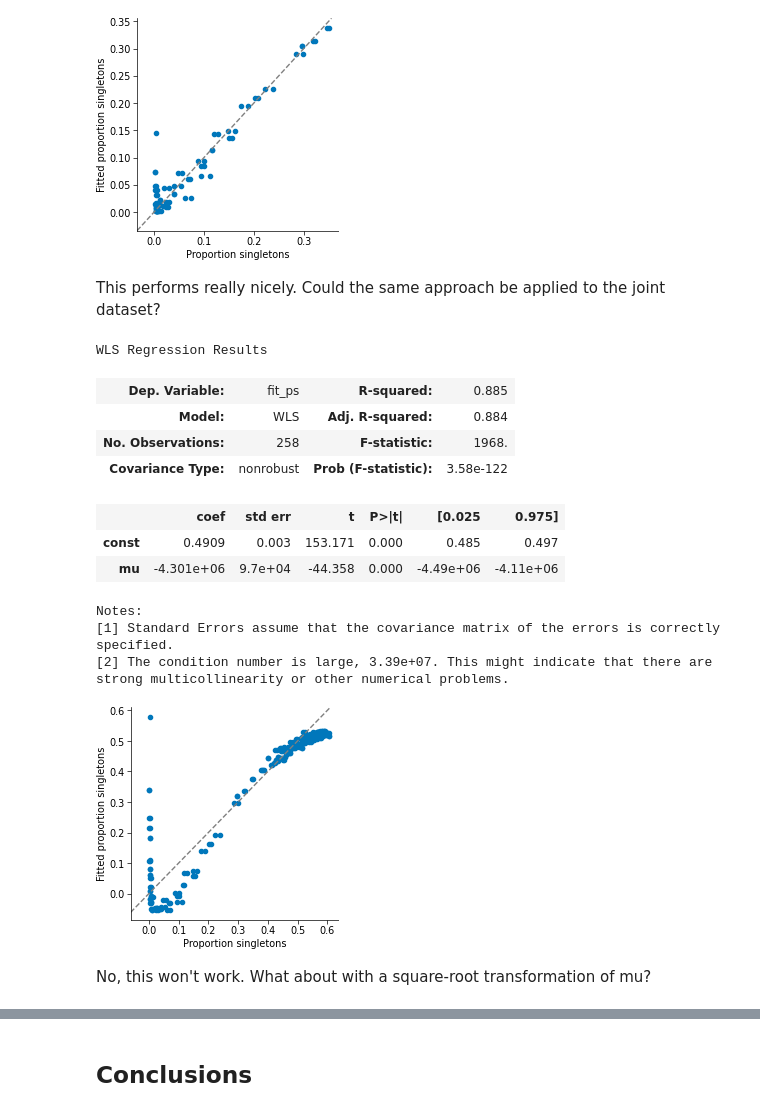
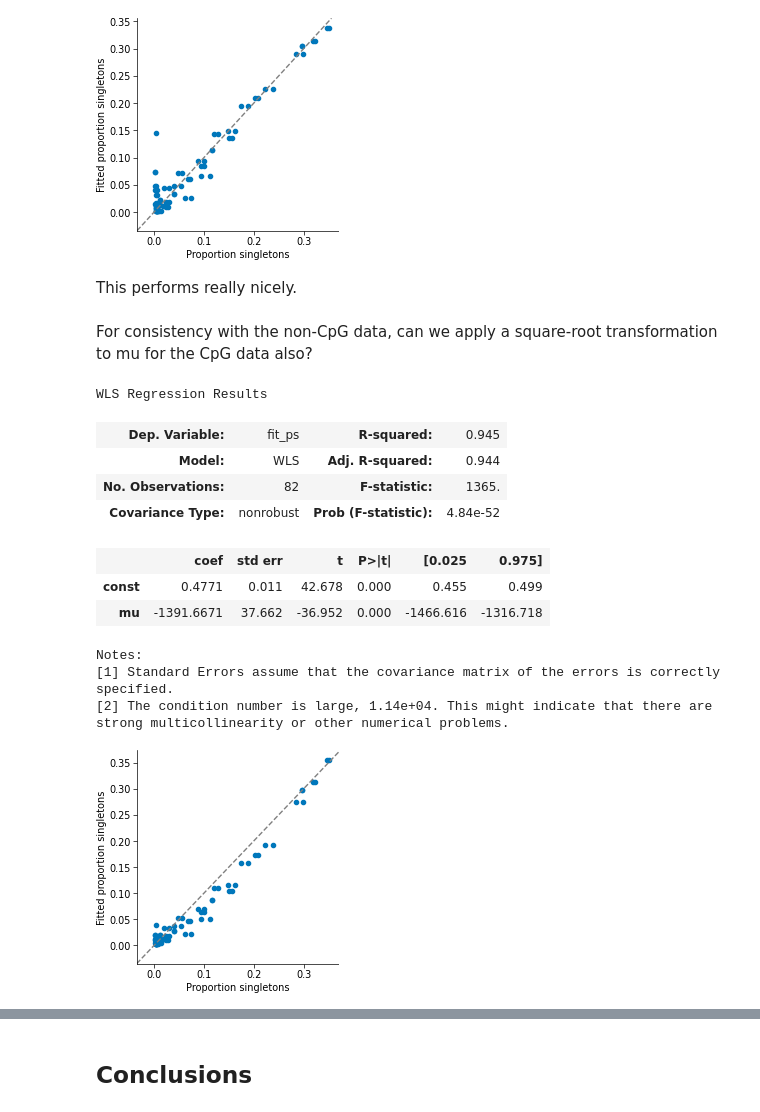
Before and after one commit to alexblakes/regional_nonsense_constraint, a Jupyter notebook: notebooks/02_maps_model_choices.ipynb, the cells around one changed output, grey strips where cells are left out. Drawn from its saved outputs; the diff is of its cells as text; code cells hidden in the pictures.

Commit message:
Update MAPS model choices

```diff
--- a/notebooks/02_maps_model_choices.ipynb
+++ b/notebooks/02_maps_model_choices.ipynb
@@ -250,55 +377,46 @@ ax.axline(
 );
 # %% [output]
 [figure]
-# %% [markdown]
-This performs really nicely. Could the same approach be applied to the joint dataset?
+# %% [markdown]
+This performs really nicely.
+# %% [markdown]
+For consistency with the non-CpG data, can we apply a square-root transformation to mu for the CpG data also?
 # %%
-# Fit a polynomial equation to PS vs mu
-x = syn.mu
-y = syn.ps
-w = syn.n_obs
+# Fit a polynomial equation to PS vs sqrt(mu)
+x = np.sqrt(cpg.mu)
+y = cpg.ps
+w = cpg.n_obs
 
-z = np.polyfit(
-    x,
-    y,
-    deg=2,
-    w=w,
-)
+z = np.polyfit(x, y, deg=2, w=w)
 p = np.poly1d(z)
 
-syn["fit_ps"] = p(syn.mu)
+cpg["fit_ps"] = p(np.sqrt(cpg.mu))
 # %%
 # Get model statistics
-model = sm.WLS(
-    syn.fit_ps,
-    sm.tools.add_constant(syn.mu),
-    weights=w,
-)
+model = sm.WLS(cpg.fit_ps, sm.tools.add_constant(np.sqrt(cpg.mu)), weights=w)
 results = model.fit()
 results.summary(slim=True)
 # %% [output]
 WLS Regression Results
-| Dep. Variable: | fit_ps | R-squared: | 0.885 |
-| Model: | WLS | Adj. R-squared: | 0.884 |
-| No. Observations: | 258 | F-statistic: | 1968. |
-| Covariance Type: | nonrobust | Prob (F-statistic): | 3.58e-122 |
+| Dep. Variable: | fit_ps | R-squared: | 0.945 |
+| Model: | WLS | Adj. R-squared: | 0.944 |
+| No. Observations: | 82 | F-statistic: | 1365. |
+| Covariance Type: | nonrobust | Prob (F-statistic): | 4.84e-52 |
 |  | coef | std err | t | P>|t| | [0.025 | 0.975] |
-| const | 0.4909 | 0.003 | 153.171 | 0.000 | 0.485 | 0.497 |
-| mu | -4.301e+06 | 9.7e+04 | -44.358 | 0.000 | -4.49e+06 | -4.11e+06 |
+| const | 0.4771 | 0.011 | 42.678 | 0.000 | 0.455 | 0.499 |
+| mu | -1391.6671 | 37.662 | -36.952 | 0.000 | -1466.616 | -1316.718 |
 Notes:
 [1] Standard Errors assume that the covariance matrix of the errors is correctly specified.
-[2] The condition number is large, 3.39e+07. This might indicate that there are
+[2] The condition number is large, 1.14e+04. This might indicate that there are
 strong multicollinearity or other numerical problems.
 # %%
 # Plot the fitted vs observed data
 fig, ax = plt.subplots(1,1,figsize=(2.5, 2.5), layout="constrained")
-ax.scatter(x = syn.ps, y = syn.fit_ps)
+ax.scatter(x = cpg.ps, y = cpg.fit_ps)
 ax.set_xlabel("Proportion singletons")
 ax.set_ylabel("Fitted proportion singletons")
 ax.axline(
     (min(ax.get_xlim()), min(ax.get_xlim())), slope=1, color="grey", linestyle="--"
 );
 # %% [output]
-[figure, old version]
+[figure, new version]
-# %% [markdown]
-No, this won't work. What about with a square-root transformation of mu?
```
Also changed, not shown: parts of 26 cells of this notebook, 1 other file.
